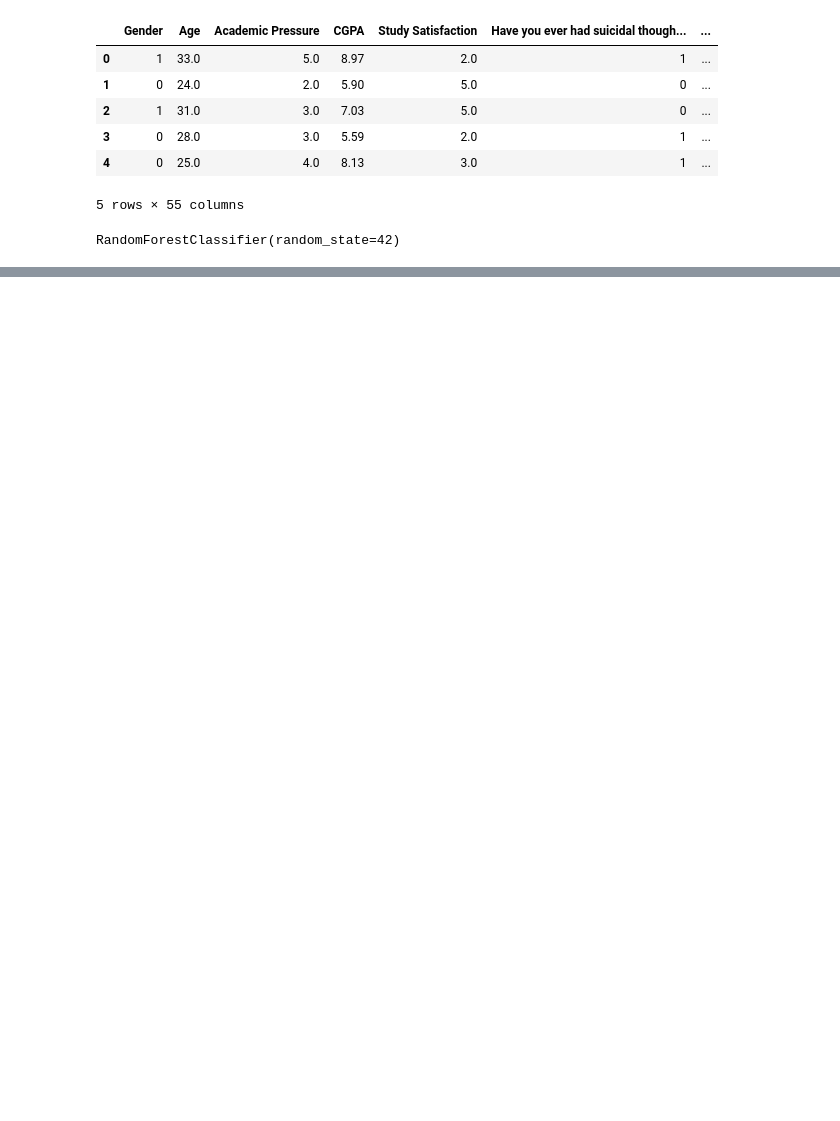
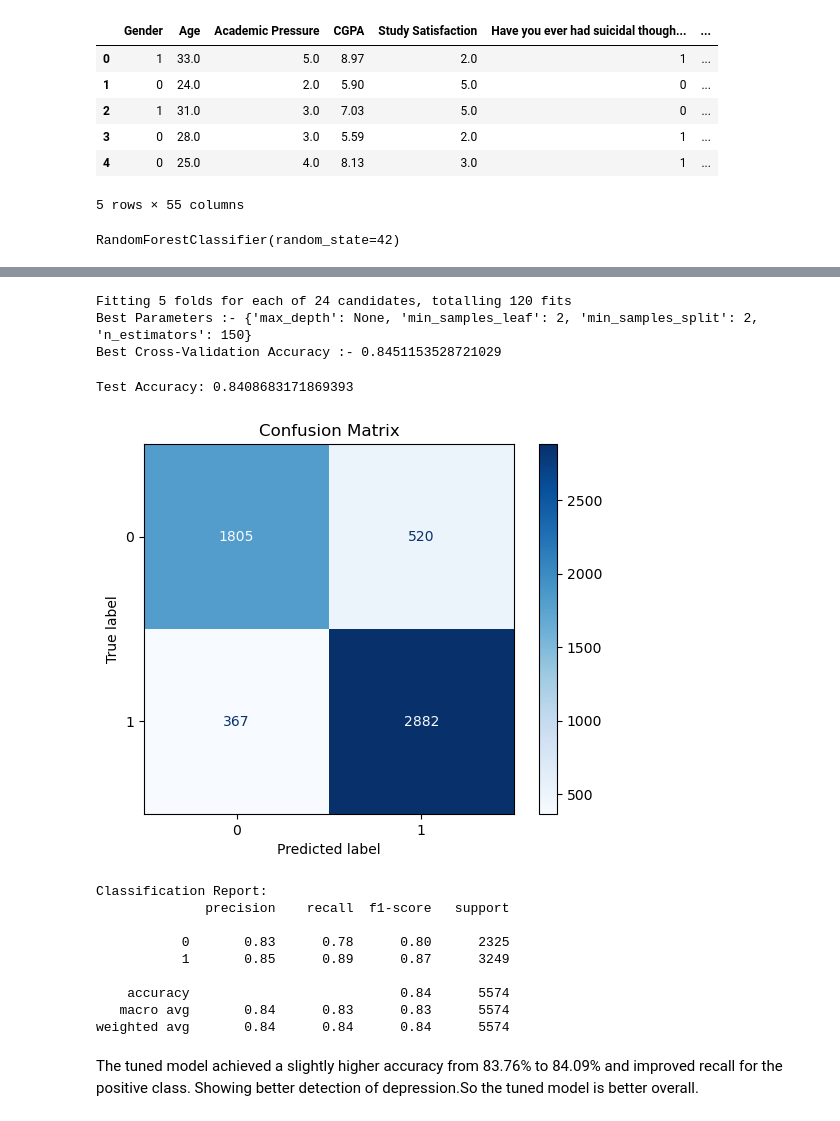
Before and after one commit to rushring/CS_Group07_StudentDepressionDetection, a Jupyter notebook: notebooks/fc211009_Themiya_random_forrest/model_training_&_evaluation.ipynb, the cells around one changed output, grey strips where cells are left out. Drawn from its saved outputs; the diff is of its cells as text; code cells hidden in the pictures; blank space fills up the shorter version.

```diff
--- a/notebooks/fc211009_Themiya_random_forrest/model_training_&_evaluation.ipynb
+++ b/notebooks/fc211009_Themiya_random_forrest/model_training_&_evaluation.ipynb
@@ -62,0 +74,62 @@ weighted avg       0.84      0.84      0.84      5574
+# %%
+from sklearn.model_selection import GridSearchCV
+
+# Define hyperparameter grid to search
+param_grid = {
+    'n_estimators': [100, 150],
+    'max_depth': [None, 10, 20],
+    'min_samples_split': [2, 5],
+    'min_samples_leaf': [1, 2]
+}
+
+# Creating base model
+rf = RandomForestClassifier(random_state=42)
+
+# Finding best parameters
+grid_search = GridSearchCV(estimator=rf,
+                           param_grid=param_grid,
+                           cv=5,  # 5-fold cross-validation
+                           scoring='accuracy',
+                           verbose=1,
+                           n_jobs=-1)
+
+# Fit the grid search on training data
+grid_search.fit(X_train, y_train)
+
+# Show best parameters and accuracy
+print("Best Parameters :-", grid_search.best_params_)
+print("Best Cross-Validation Accuracy :-", grid_search.best_score_)
+# %% [output]
+Fitting 5 folds for each of 24 candidates, totalling 120 fits
+Best Parameters :- {'max_depth': None, 'min_samples_leaf': 2, 'min_samples_split': 2, 'n_estimators': 150}
+Best Cross-Validation Accuracy :- 0.8451153528721029
+# %%
+
+
+# Use the best model found by GridSearch
+best_model = grid_search.best_estimator_
+
+# Predict on test set
+y_pred_best = best_model.predict(X_test)
+
+# Evaluation
+print("\nTest Accuracy:", accuracy_score(y_test, y_pred_best))
+disp = ConfusionMatrixDisplay.from_estimator(best_model, X_test, y_test, cmap="Blues")
+plt.title("Confusion Matrix")
+plt.show()
+print("\nClassification Report:")
+print(classification_report(y_test, y_pred_best))
+# %% [output]
+Test Accuracy: 0.8408683171869393
+[figure, added]
+Classification Report:
+              precision    recall  f1-score   support
+
+           0       0.83      0.78      0.80      2325
+           1       0.85      0.89      0.87      3249
+
+    accuracy                           0.84      5574
+   macro avg       0.84      0.83      0.83      5574
+weighted avg       0.84      0.84      0.84      5574
+# %% [markdown]
+The tuned model achieved a slightly higher accuracy from 83.76% to 84.09% and improved recall for the positive class. Showing better detection of depression.So the tuned model is better overall.
```
Also changed, not shown: parts of 4 cells of this notebook, 8 other files.
